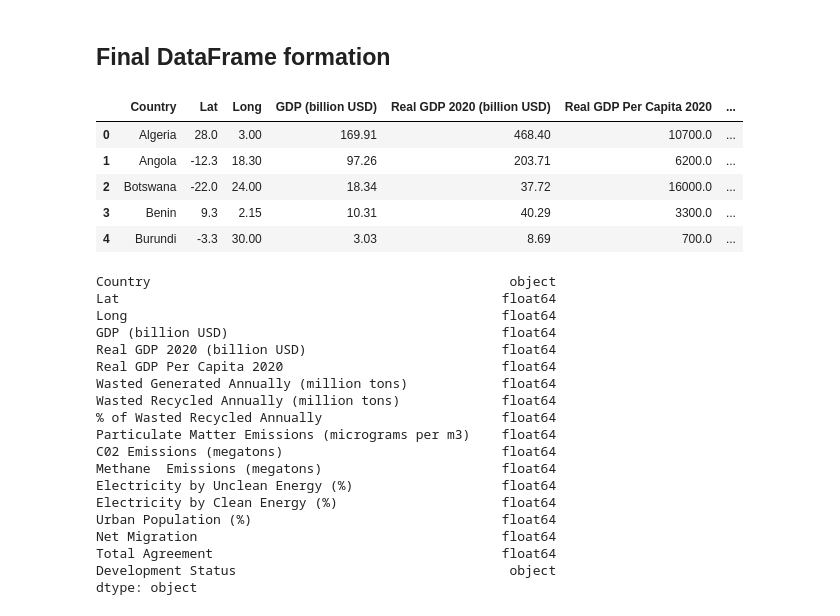
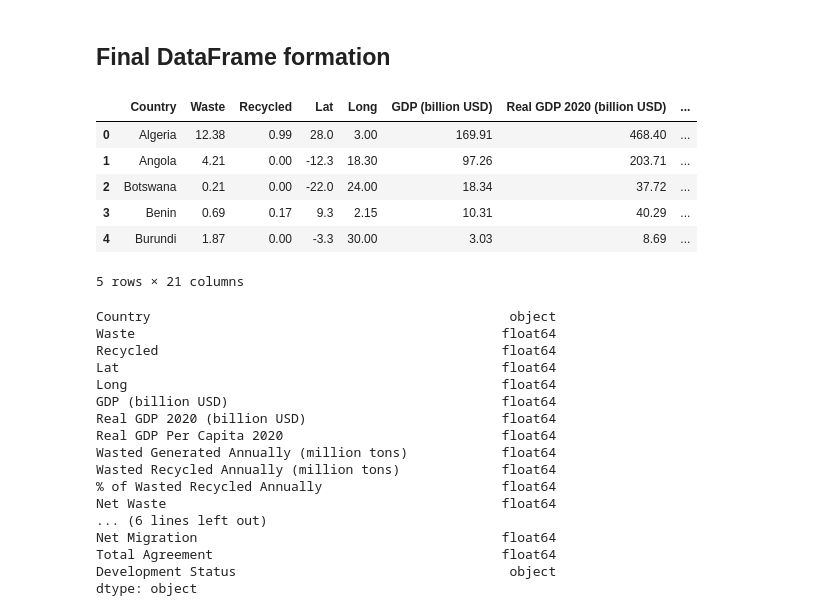
Before and after one commit to AmirAhanchian/Porject-1-Group-15, a Jupyter notebook: data_cleaning/Data_Cleaning_Updated.ipynb, the cells around one changed output. Drawn from its saved outputs; the diff is of its cells as text; code cells hidden in the pictures.

Commit message:
Added Net Waste column to csv and some basic visual options based on groupby

```diff
--- a/data_cleaning/Data_Cleaning_Updated.ipynb
+++ b/data_cleaning/Data_Cleaning_Updated.ipynb
@@ -142,6 +142,8 @@ for row in country_data_df['Waste Generated Annually']:
 
     # Append Waste_cleaned to Waste_generated_annually list
     Waste_generated_annually.append(Waste_cleaned)
+
+country_data_df['Waste'] = Waste_generated_annually
 # %%
 # Define list to hold cleaned Waste Recycled data
 Waste_recycled_annually=[]
@@ -170,6 +172,8 @@ for row in recycled_NaN:
 
     # Append Waste_cleaned to Waste_recycled_annually list
     Waste_recycled_annually.append(Recycled_cleaned)
+
+country_data_df['Recycled'] = Waste_recycled_annually
 # %%
 # Define list to hold cleaned Percent of Waste Recycled data
 Percent_of_Waste_Recycled_Annually=[]
@@ -264,3 +268,7 @@ for row in GDP_per_Capita:
+# %%
+# Determine Net Waste produced by .loc of recycling data and simple subtraction
+dev_waste_data = country_data_df.loc[country_data_df["Recycled"] > 0, ["Waste", "Recycled"]]
+dev_netwaste = dev_waste_data['Waste'] - dev_waste_data['Recycled']
 # %%
 # Define final_contry_data DataFrame with dropped dirty columns
 final_country_data_df=country_data_df.drop(['Geographical Coordinates',
@@ -294,39 +302,49 @@ final_country_data_df=country_data_df.drop(['Geographical Coordinates',
 # Add in cleaned columns
 final_country_data_df['Lat']=lats
 final_country_data_df['Long']=lons
 final_country_data_df['GDP (billion USD)']=GDP_Adjusted_to_USD
 final_country_data_df['Real GDP 2020 (billion USD)']=Real_GDP
 final_country_data_df['Real GDP Per Capita 2020']=GDP_per_Capita
 final_country_data_df['Wasted Generated Annually (million tons)']=Waste_generated_annually
 final_country_data_df['Wasted Recycled Annually (million tons)']=Waste_recycled_annually
 final_country_data_df['% of Wasted Recycled Annually']=Percent_of_Waste_Recycled_Annually
+final_country_data_df['Net Waste']=dev_netwaste
 final_country_data_df['Particulate Matter Emissions (micrograms per m3)']=Particulate_Matter_Emissions
 final_country_data_df['C02 Emissions (megatons)']=C02_Emmissions
 final_country_data_df['Methane  Emissions (megatons)']=Methane_Emissions
 final_country_data_df['Electricity by Unclean Energy (%)']=Electricity_by_Fossil_Fules
 final_country_data_df['Electricity by Clean Energy (%)']=[100-row for row in Electricity_by_Fossil_Fules]
 # final_country_data_df['Electricity by Fossil Fules (%)']=Electricity_by_Fossil_Fules
 # final_country_data_df['Electricity by Nuclear (%)']=Electricity_by_Nuclear
 # final_country_data_df['Electricity by Solar (%)']=Electricity_by_Solar
 # final_country_data_df['Electricity by Wind (%)']=Electricity_by_Wind
 # final_country_data_df['Electricity by Hydroelectricty (%)']=Electricity_by_Hydroelectricty
 # final_country_data_df['Electricity by Tide and Wave (%)']=Electricity_by_TideandWave
 # final_country_data_df['Electricity by Geothermal (%)']=Electricity_by_Geothermal
 # final_country_data_df['Electricity by Biomass and Waste (%)']=Electricity_by_Biomass_and_Waste
 final_country_data_df['Urban Population (%)']=Urban_Population
 final_country_data_df['Net Migration']=Net_Migration
 final_country_data_df['Total Agreement']=Net_Migration
 final_country_data_df['Development Status']=country_status
 
+# Determine Net Waste produced by .loc of recycling data and simple subtraction
+dev_waste_data = final_country_data_df.loc[final_country_data_df["Wasted Recycled Annually (million tons)"] > 0, ["Wasted Generated Annually (million tons)", "Wasted Recycled Annually (million tons)"]]
+dev_netwaste = dev_waste_data['Wasted Generated Annually (million tons)'] - dev_waste_data['Wasted Recycled Annually (million tons)']
+
+# Add Net Waste column to dataframe
+final_country_data_df['Net Waste'] = dev_netwaste
+
+
 # Display DataFrame
 final_country_data_df.head()
 # %% [output]
-|  | Country | Lat | Long | GDP (billion USD) | Real GDP 2020 (billion USD) | Real GDP Per Capita 2020 | ... |
-| 0 | Algeria | 28.0 | 3.00 | 169.91 | 468.40 | 10700.0 | ... |
-| 1 | Angola | -12.3 | 18.30 | 97.26 | 203.71 | 6200.0 | ... |
-| 2 | Botswana | -22.0 | 24.00 | 18.34 | 37.72 | 16000.0 | ... |
-| 3 | Benin | 9.3 | 2.15 | 10.31 | 40.29 | 3300.0 | ... |
-| 4 | Burundi | -3.3 | 30.00 | 3.03 | 8.69 | 700.0 | ... |
+|  | Country | Waste | Recycled | Lat | Long | GDP (billion USD) | Real GDP 2020 (billion USD) | ... |
+| 0 | Algeria | 12.38 | 0.99 | 28.0 | 3.00 | 169.91 | 468.40 | ... |
+| 1 | Angola | 4.21 | 0.00 | -12.3 | 18.30 | 97.26 | 203.71 | ... |
+| 2 | Botswana | 0.21 | 0.00 | -22.0 | 24.00 | 18.34 | 37.72 | ... |
+| 3 | Benin | 0.69 | 0.17 | 9.3 | 2.15 | 10.31 | 40.29 | ... |
+| 4 | Burundi | 1.87 | 0.00 | -3.3 | 30.00 | 3.03 | 8.69 | ... |
+5 rows × 21 columns
 # %%
 # Export the City_Data into a csv
 # final_country_data_df.to_csv("../output_data/Cleaned_Countries_Data.csv")
@@ -335,6 +353,8 @@ final_country_data_df.to_csv("../output_data/Cleaned_Countries_Data.csv")
 final_country_data_df.dtypes
 # %% [output]
 Country                                              object
+Waste                                               float64
+Recycled                                            float64
 Lat                                                 float64
 Long                                                float64
 GDP (billion USD)                                   float64
@@ -343,12 +363,8 @@ Real GDP Per Capita 2020                            float64
 Wasted Generated Annually (million tons)            float64
 Wasted Recycled Annually (million tons)             float64
 % of Wasted Recycled Annually                       float64
-Particulate Matter Emissions (micrograms per m3)    float64
-C02 Emissions (megatons)                            float64
-Methane  Emissions (megatons)                       float64
-Electricity by Unclean Energy (%)                   float64
-Electricity by Clean Energy (%)                     float64
-Urban Population (%)                                float64
+Net Waste                                           float64
+... (6 lines left out)
 Net Migration                                       float64
 Total Agreement                                     float64
 Development Status                                   object
```
Also changed, not shown: parts of 2 cells of this notebook, 3 other files.
